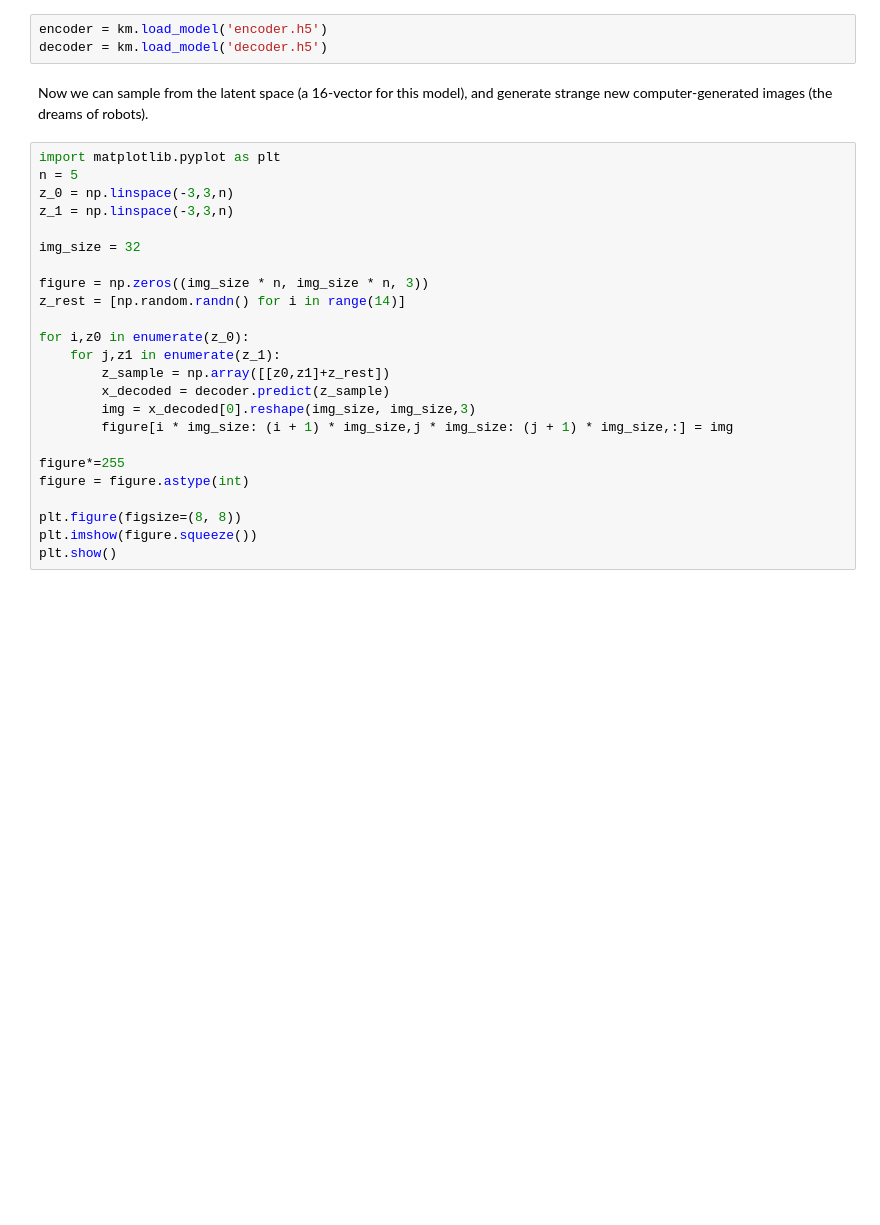
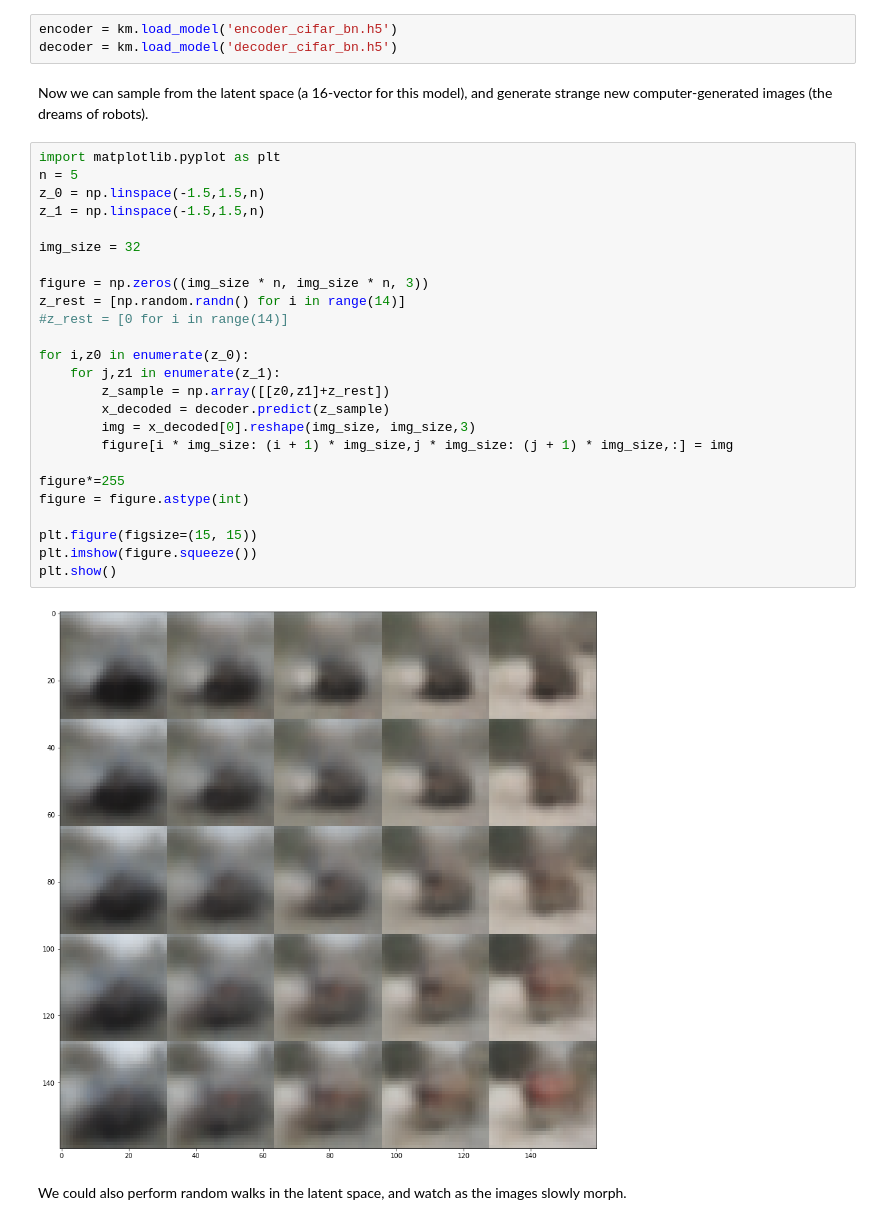
Before and after one commit to UMT-CS447-547-Fall-2018/Lecture_Notes, a Jupyter notebook: 18_variational_autoencoders.ipynb, the cells around one changed output. Cells and saved outputs as stored; diff of their text form; blank space fills up the shorter version.

```diff
--- a/18_variational_autoencoders.ipynb
+++ b/18_variational_autoencoders.ipynb
@@ -771,31 +1000,36 @@ epochs = 300
 # %% [markdown]
 This one takes too long to train, so we'll load the weights I precomputed overnight.
 # %%
-encoder = km.load_model('encoder.h5')
-decoder = km.load_model('decoder.h5')
+encoder = km.load_model('encoder_cifar_bn.h5')
+decoder = km.load_model('decoder_cifar_bn.h5')
 # %% [markdown]
 Now we can sample from the latent space (a 16-vector for this model), and generate strange new computer-generated images (the dreams of robots).
 # %%
 import matplotlib.pyplot as plt
 n = 5
-z_0 = np.linspace(-3,3,n)
-z_1 = np.linspace(-3,3,n)
+z_0 = np.linspace(-1.5,1.5,n)
+z_1 = np.linspace(-1.5,1.5,n)
 
 img_size = 32
 
 figure = np.zeros((img_size * n, img_size * n, 3))
 z_rest = [np.random.randn() for i in range(14)]
+#z_rest = [0 for i in range(14)]
 
 for i,z0 in enumerate(z_0):
     for j,z1 in enumerate(z_1):
         z_sample = np.array([[z0,z1]+z_rest])
         x_decoded = decoder.predict(z_sample)
         img = x_decoded[0].reshape(img_size, img_size,3)
         figure[i * img_size: (i + 1) * img_size,j * img_size: (j + 1) * img_size,:] = img
 
 figure*=255
 figure = figure.astype(int)
 
-plt.figure(figsize=(8, 8))
+plt.figure(figsize=(15, 15))
 plt.imshow(figure.squeeze())
 plt.show()
+# %% [output]
+[figure, added]
+# %% [markdown]
+We could also perform random walks in the latent space, and watch as the images slowly morph.
```
Also changed, not shown: parts of 34 cells of this notebook, 1 other file.
